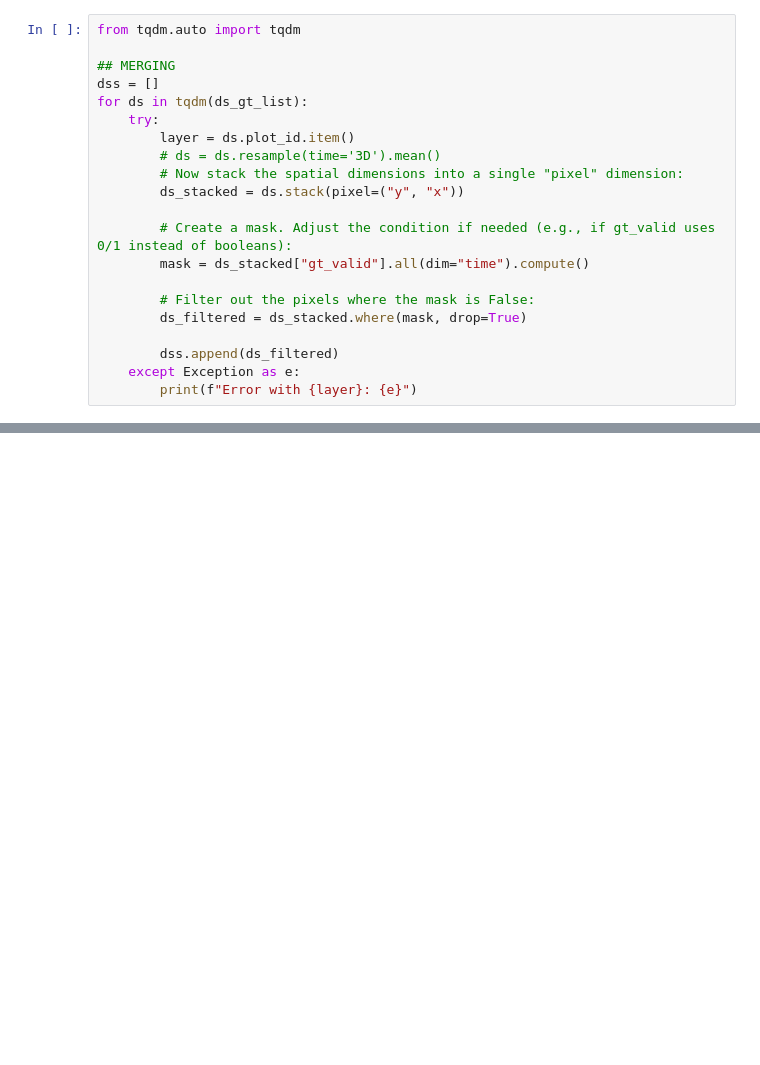
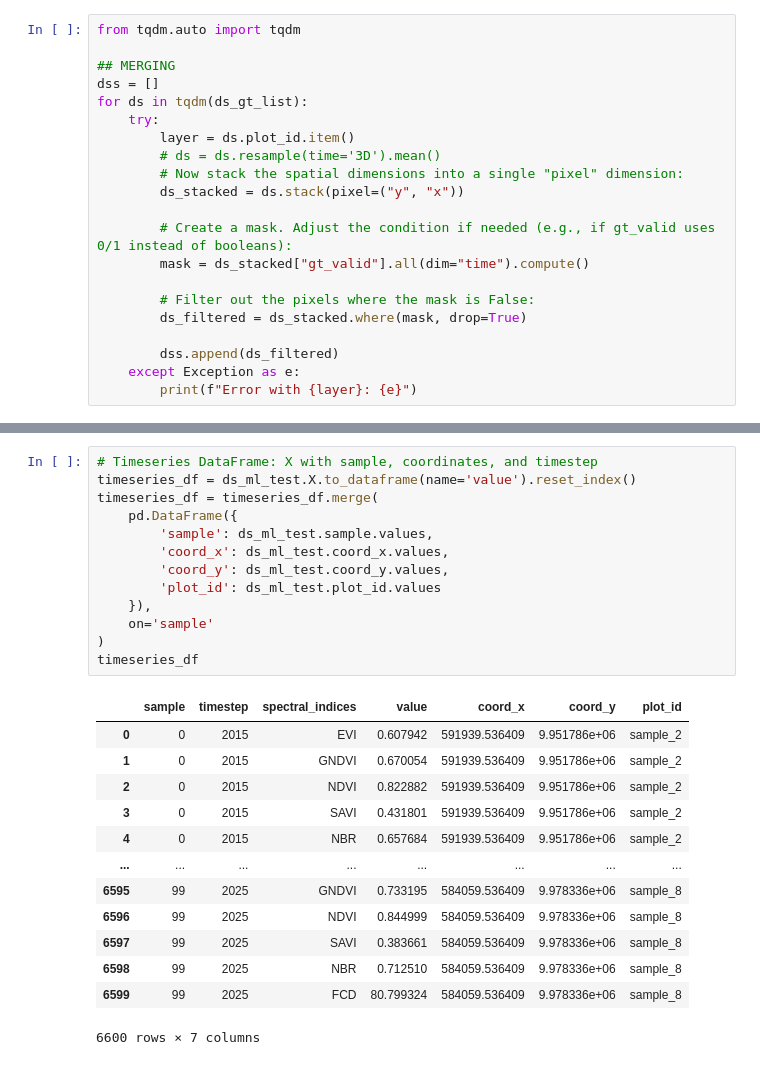
Before and after one commit to miqbalf/gis-carbon-ai, a Jupyter notebook: jupyter/notebooks/02p_adding_si_tsfresh_annual_ndvi_evi.ipynb, the cells around one changed output, grey strips where cells are left out. Drawn from its saved outputs; the diff is of its cells as text; blank space fills up the shorter version.

```diff
--- a/jupyter/notebooks/02p_adding_si_tsfresh_annual_ndvi_evi.ipynb
+++ b/jupyter/notebooks/02p_adding_si_tsfresh_annual_ndvi_evi.ipynb
@@ -1868,0 +2717,27 @@ Size: 314.19 MB (in memory)
+# %%
+# Timeseries DataFrame: X with sample, coordinates, and timestep
+timeseries_df = ds_ml_test.X.to_dataframe(name='value').reset_index()
+timeseries_df = timeseries_df.merge(
+    pd.DataFrame({
+        'sample': ds_ml_test.sample.values,
+        'coord_x': ds_ml_test.coord_x.values,
+        'coord_y': ds_ml_test.coord_y.values,
+        'plot_id': ds_ml_test.plot_id.values
+    }),
+    on='sample'
+)
+timeseries_df
+# %% [output]
+|  | sample | timestep | spectral_indices | value | coord_x | coord_y | plot_id |
+| 0 | 0 | 2015 | EVI | 0.607942 | 591939.536409 | 9.951786e+06 | sample_2 |
+| 1 | 0 | 2015 | GNDVI | 0.670054 | 591939.536409 | 9.951786e+06 | sample_2 |
+| 2 | 0 | 2015 | NDVI | 0.822882 | 591939.536409 | 9.951786e+06 | sample_2 |
+| 3 | 0 | 2015 | SAVI | 0.431801 | 591939.536409 | 9.951786e+06 | sample_2 |
+| 4 | 0 | 2015 | NBR | 0.657684 | 591939.536409 | 9.951786e+06 | sample_2 |
+| ... | ... | ... | ... | ... | ... | ... | ... |
+| 6595 | 99 | 2025 | GNDVI | 0.733195 | 584059.536409 | 9.978336e+06 | sample_8 |
+| 6596 | 99 | 2025 | NDVI | 0.844999 | 584059.536409 | 9.978336e+06 | sample_8 |
+| 6597 | 99 | 2025 | SAVI | 0.383661 | 584059.536409 | 9.978336e+06 | sample_8 |
+| 6598 | 99 | 2025 | NBR | 0.712510 | 584059.536409 | 9.978336e+06 | sample_8 |
+| 6599 | 99 | 2025 | FCD | 80.799324 | 584059.536409 | 9.978336e+06 | sample_8 |
+6600 rows × 7 columns
```
Also changed, not shown: parts of 27 cells of this notebook, 16 other files.
